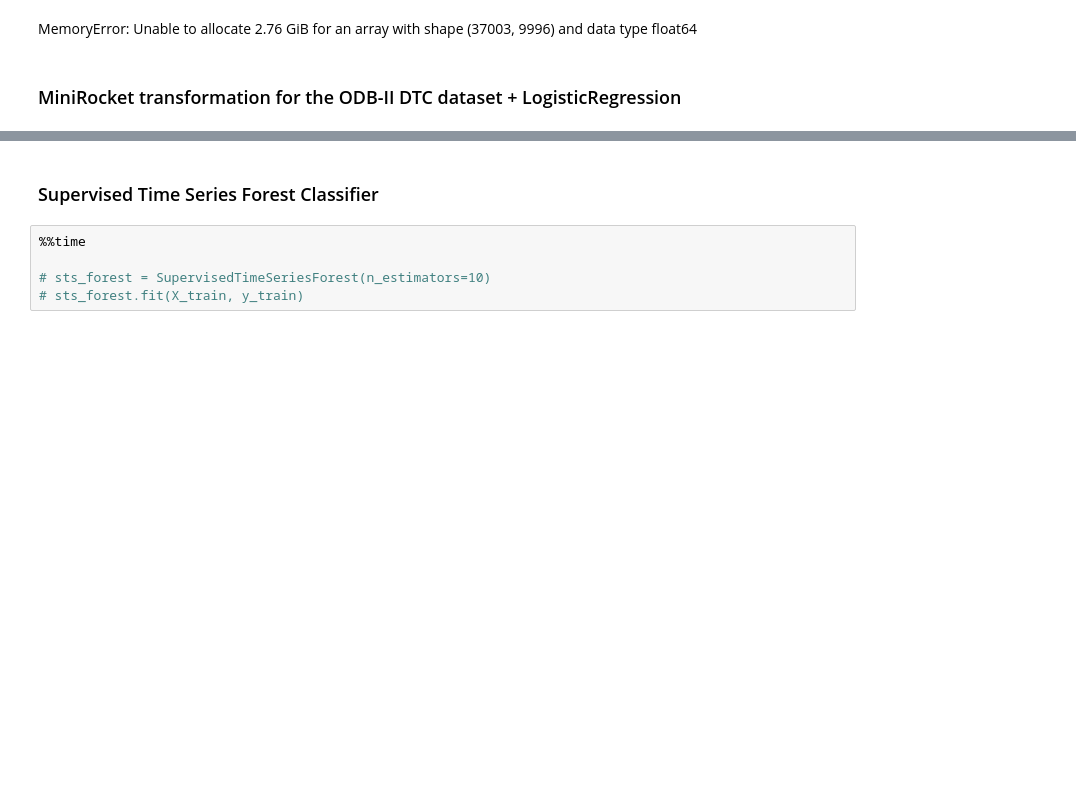
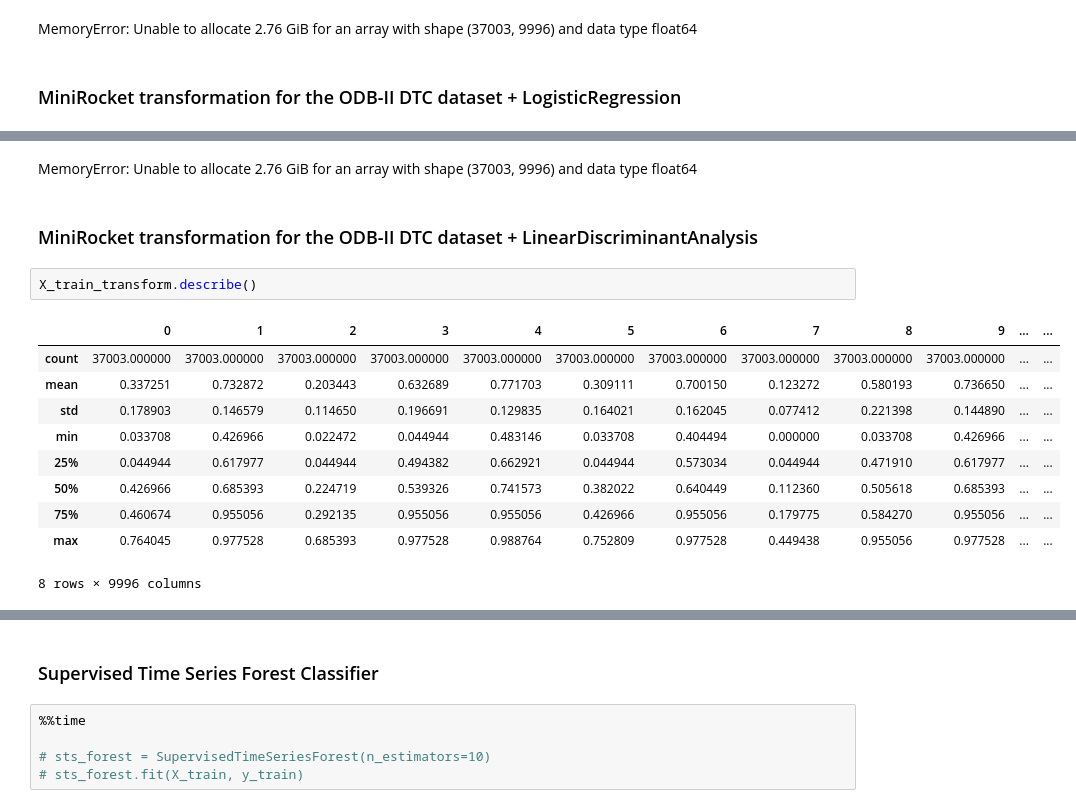
Before and after one commit to shamilnabiyev/automl-time-series, a Jupyter notebook: notebooks/odb-2-dtc-model-training.ipynb, the cells around one changed output, grey strips where cells are left out. Saved outputs shown, nothing was run; the diff lists cells and outputs as text; blank space fills up the shorter version.

```diff
--- a/notebooks/odb-2-dtc-model-training.ipynb
+++ b/notebooks/odb-2-dtc-model-training.ipynb
@@ -181,0 +174,17 @@ MemoryError: Unable to allocate 2.76 GiB for an array with shape (37003, 9996) a
+# %% [markdown]
+MemoryError: Unable to allocate 2.76 GiB for an array with shape (37003, 9996) and data type float64
+# %% [markdown]
+### MiniRocket transformation for the ODB-II DTC dataset + LinearDiscriminantAnalysis
+# %%
+X_train_transform.describe()
+# %% [output]
+|  | 0 | 1 | 2 | 3 | 4 | 5 | 6 | 7 | 8 | 9 | ... | ... |
+| count | 37003.000000 | 37003.000000 | 37003.000000 | 37003.000000 | 37003.000000 | 37003.000000 | 37003.000000 | 37003.000000 | 37003.000000 | 37003.000000 | ... | ... |
+| mean | 0.337251 | 0.732872 | 0.203443 | 0.632689 | 0.771703 | 0.309111 | 0.700150 | 0.123272 | 0.580193 | 0.736650 | ... | ... |
+| std | 0.178903 | 0.146579 | 0.114650 | 0.196691 | 0.129835 | 0.164021 | 0.162045 | 0.077412 | 0.221398 | 0.144890 | ... | ... |
+| min | 0.033708 | 0.426966 | 0.022472 | 0.044944 | 0.483146 | 0.033708 | 0.404494 | 0.000000 | 0.033708 | 0.426966 | ... | ... |
+| 25% | 0.044944 | 0.617977 | 0.044944 | 0.494382 | 0.662921 | 0.044944 | 0.573034 | 0.044944 | 0.471910 | 0.617977 | ... | ... |
+| 50% | 0.426966 | 0.685393 | 0.224719 | 0.539326 | 0.741573 | 0.382022 | 0.640449 | 0.112360 | 0.505618 | 0.685393 | ... | ... |
+| 75% | 0.460674 | 0.955056 | 0.292135 | 0.955056 | 0.955056 | 0.426966 | 0.955056 | 0.179775 | 0.584270 | 0.955056 | ... | ... |
+| max | 0.764045 | 0.977528 | 0.685393 | 0.977528 | 0.988764 | 0.752809 | 0.977528 | 0.449438 | 0.955056 | 0.977528 | ... | ... |
+8 rows × 9996 columns
```
Also changed, not shown: parts of 11 cells of this notebook.
